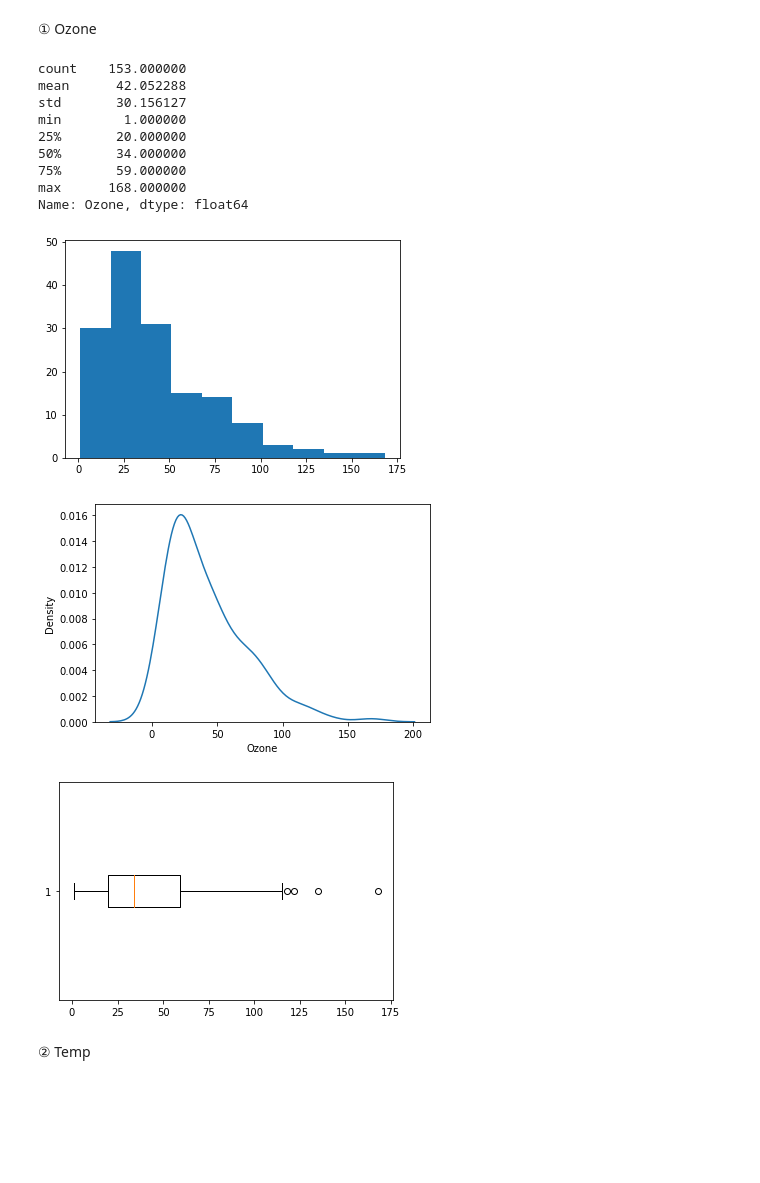
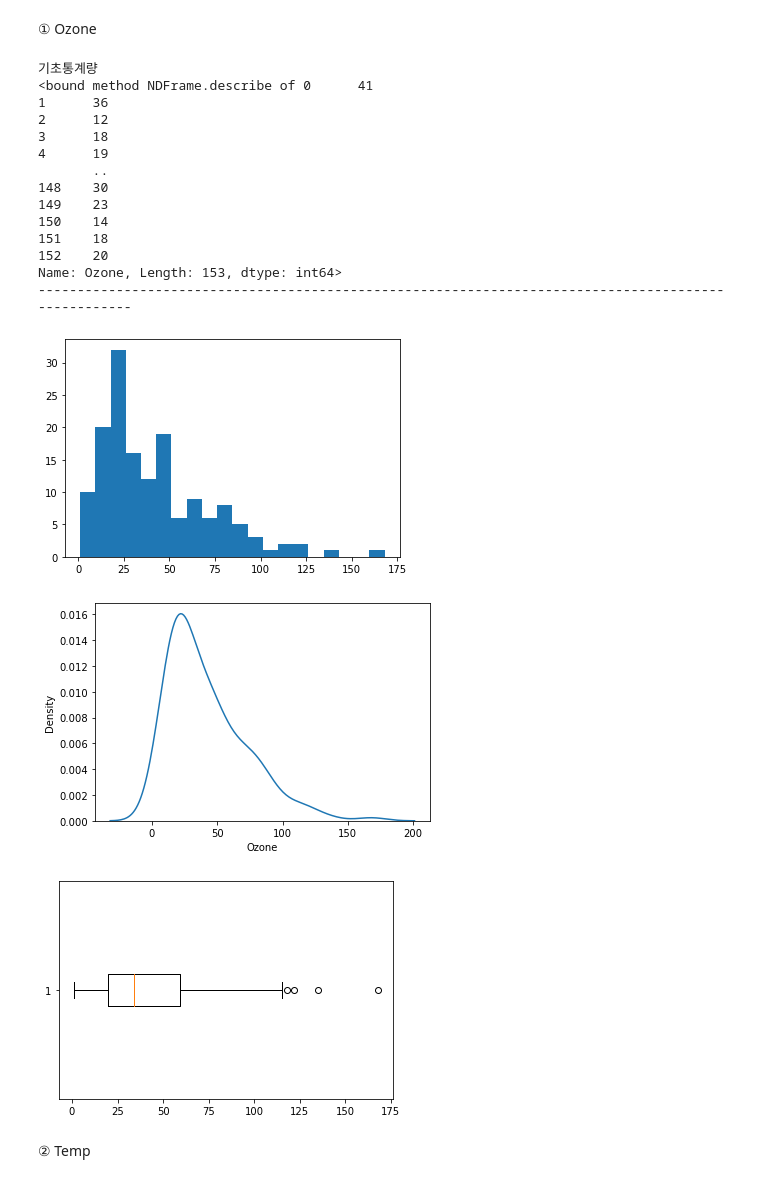
Before and after one commit to nahyeeon/kt-ai-2, a Jupyter notebook: python라이브러리/데이터 분석 및 의미찾기/03과 단변량분석_숫자형변수.ipynb, the cells around one changed output. Drawn from its saved outputs; the diff is of its cells as text; code cells hidden in the pictures; blank space fills up the shorter version.

```diff
--- a/python라이브러리/데이터 분석 및 의미찾기/03과 단변량분석_숫자형변수.ipynb
+++ b/python라이브러리/데이터 분석 및 의미찾기/03과 단변량분석_숫자형변수.ipynb
@@ -448,37 +456,43 @@ airquality 데이터의 다음 변수들에 대해 기초통계량과 시각화
 # %%
 var = 'Ozone'
 temp = air.loc[air[var].notnull(),var]
 
 # 기초 통계량
-display(air['Ozone'].describe())
-#print('기초통계량')
-#print(temp.describe.T)  T= 행렬을 바꿔라(2차원에서만 먹음)
-#print('-'*100)
+#display(air['Ozone'].describe())
+print('기초통계량')
+print(temp.describe)  # .T= 행렬을 바꿔라(2차원에서만 먹음)
+print('-'*100)
 
 # 히스토그램
-plt.hist(air['Ozone'], bins=10)
+#plt.hist(air['Ozone'], bins=10)
+#plt.show()
+plt.hist(temp, bins=20)
 plt.show()
-#plt.hist(temp, bins=20)
-#plt.show()
 
 # density plot
-sns.kdeplot(air['Ozone'])
+#sns.kdeplot(air['Ozone'])
+sns.kdeplot(temp)
 plt.show()
 
 # boxplot
-plt.boxplot(air['Ozone'],vert=False)
+plt.boxplot(temp,vert=False)
 plt.show()
 # %% [output]
-count    153.000000
-mean      42.052288
-std       30.156127
-min        1.000000
-25%       20.000000
-50%       34.000000
-75%       59.000000
-max      168.000000
-Name: Ozone, dtype: float64
+기초통계량
+<bound method NDFrame.describe of 0      41
+1      36
+2      12
+3      18
+4      19
+       ..
+148    30
+149    23
+150    14
+151    18
+152    20
+Name: Ozone, Length: 153, dtype: int64>
+----------------------------------------------------------------------------------------------------
-[figure, old version]
+[figure, new version]
 [figure]
 [figure]
 # %% [markdown]
```
Also changed, not shown: parts of 5 cells of this notebook, 1 other file.
